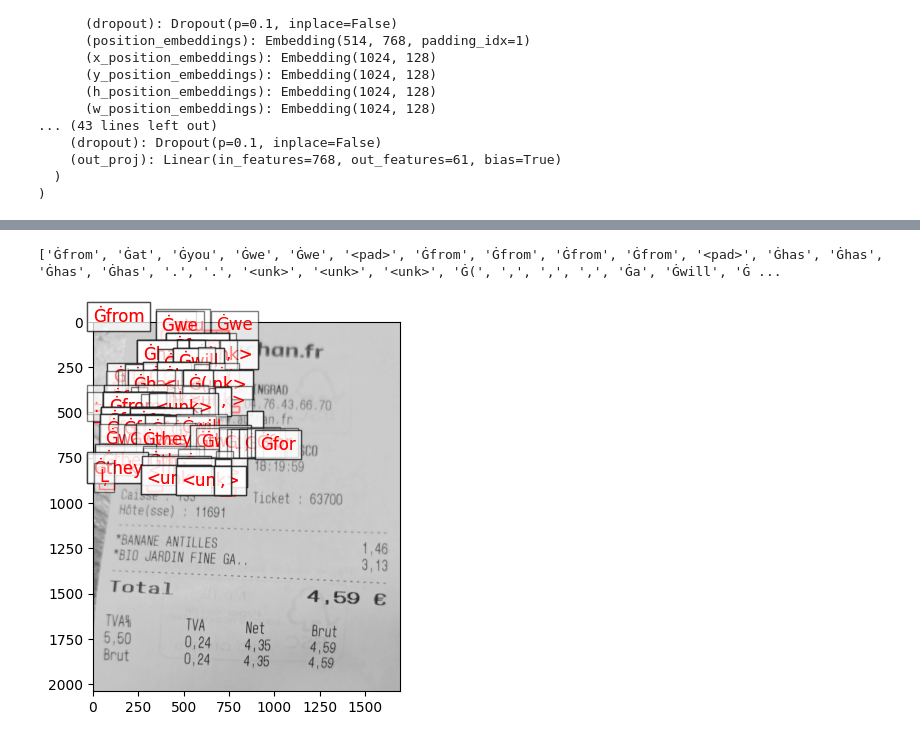
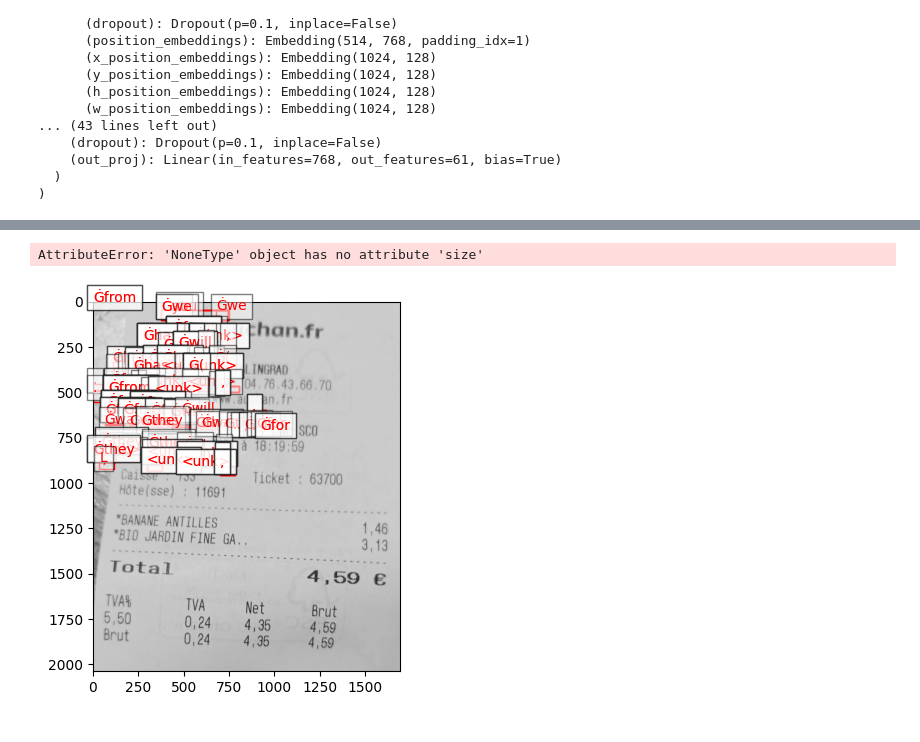
Before and after one commit to openfoodfacts/openfoodfacts-ai, a Jupyter notebook: receipt-extraction/notebooks/LayoutLMv3.ipynb, the cells around one changed output, grey strips where cells are left out. Saved outputs shown, nothing was run; the diff lists cells and outputs as text; code cells hidden in the pictures.

```diff
--- a/receipt-extraction/notebooks/LayoutLMv3.ipynb
+++ b/receipt-extraction/notebooks/LayoutLMv3.ipynb
@@ -9,7 +10,9 @@ import requests
 # %%
 # Load the processor and model
-processor = LayoutLMv3Processor.from_pretrained("nielsr/layoutlmv3-finetuned-cord")
+processor = LayoutLMv3ImageProcessor.from_pretrained("nielsr/layoutlmv3-finetuned-cord")
 model = LayoutLMv3ForTokenClassification.from_pretrained("nielsr/layoutlmv3-finetuned-cord")
+# model = AutoModelForTokenClassification.from_pretrained("nielsr/layoutlmv3-finetuned-cord")
+tokenizer = LayoutLMv3TokenizerFast.from_pretrained("nielsr/layoutlmv3-finetuned-cord")
 # %% [output]
 The tokenizer class you load from this checkpoint is not the same type as the class this function is called from. It may result in unexpected tokenization.
 The tokenizer class you load from this checkpoint is 'RobertaTokenizer'.
@@ -51,7 +63,23 @@ image.show()
 # %%
 # Preprocess the image
+
+# # Extract text from the image using OCR
+extracted_text = pytesseract.image_to_string(image)
+words = extracted_text.split()
+
 encoding = processor(image, return_tensors="pt")
-input_ids = encoding["input_ids"].to(device)
-attention_mask = encoding["attention_mask"].to(device)
-bbox = encoding["bbox"].to(device)
+# encoding = processor(image, words,return_tensors="pt")
 pixel_values = encoding["pixel_values"].to(device)
+
+# Tokenize the text and bounding boxes (CRUCIAL STEP)
+encoded_inputs = tokenizer(words,return_tensors="pt", padding="max_length", truncation=True) #added padding and truncation
+
+
+
+# print(words)
+# # Tokenize the input image to get input IDs
+# inputs = tokenizer(words, return_tensors="pt", is_split_into_words=True)
+# input_ids = inputs["input_ids"].to(device)
+#
+# # Get the embeddings from the tokenizer
+# inputs_embeds = model.get_input_embeddings()(input_ids)
@@ -58,37 +96,37 @@ pixel_values = encoding["pixel_values"].to(device)
 # %%
 # Perform inference
 with torch.no_grad():
-    outputs = model(input_ids=input_ids, attention_mask=attention_mask, bbox=bbox, pixel_values=pixel_values)
+    outputs = model(pixel_values=pixel_values)
     logits = outputs.logits
 
 # Get the predicted class labels
 predicted_class_indices = logits.argmax(-1).squeeze().tolist()
-labels = processor.tokenizer.convert_ids_to_tokens(predicted_class_indices)
+labels = [tokenizer.decode([idx]) for idx in predicted_class_indices]
 
 # Print the results
 print(labels)
 # %% [output]
-['Ġfrom', 'Ġat', 'Ġyou', 'Ġwe', 'Ġwe', '<pad>', 'Ġfrom', 'Ġfrom', 'Ġfrom', 'Ġfrom', '<pad>', 'Ġhas', 'Ġhas', 'Ġhas', 'Ġhas', '.', '.', '<unk>', '<unk>', '<unk>', 'Ġ(', ',', ',', ',', 'Ġa', 'Ġwill', 'Ġ ...
+AttributeError: 'NoneType' object has no attribute 'size'
 # %%
 import matplotlib.pyplot as plt
 import matplotlib.patches as patches
 
 # Display the image
 fig, ax = plt.subplots(1)
 ax.imshow(image)
 
 # Get the bounding boxes and labels
 bboxes = encoding["bbox"].squeeze().tolist()
-labels = processor.tokenizer.convert_ids_to_tokens(predicted_class_indices)
+labels = tokenizer.convert_ids_to_tokens(predicted_class_indices)
 
 # Plot the bounding boxes and labels
 for bbox, label in zip(bboxes, labels):
     if label != "[PAD]":
         x, y, w, h = bbox[0], bbox[1], bbox[2] - bbox[0], bbox[3] - bbox[1]
         rect = patches.Rectangle((x, y), w, h, linewidth=1, edgecolor='r', facecolor='none')
         ax.add_patch(rect)
-        plt.text(x, y, label, color='red', fontsize=12, bbox=dict(facecolor='white', alpha=0.5))
+        plt.text(x, y, label, color='red', fontsize=10, bbox=dict(facecolor='white', alpha=0.5))
 
 plt.show()
 # %% [output]
-[figure, old version]
+[figure, new version]
```
Also changed, not shown: parts of 3 cells of this notebook, 1 other file.
